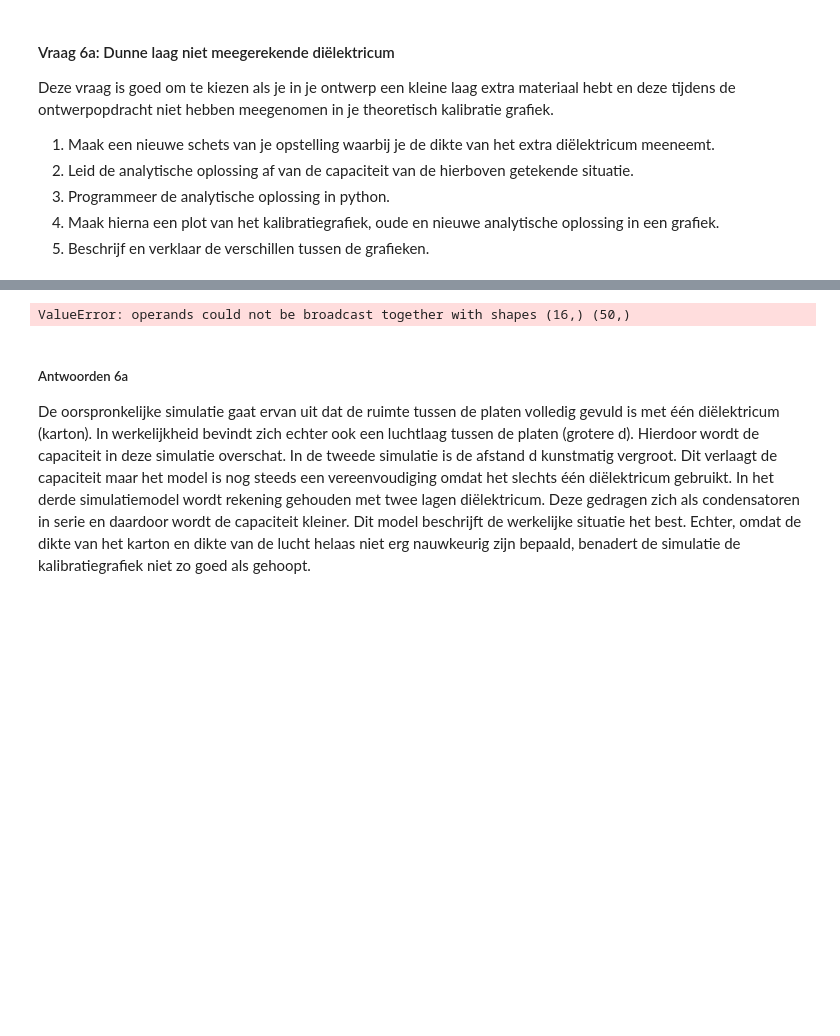
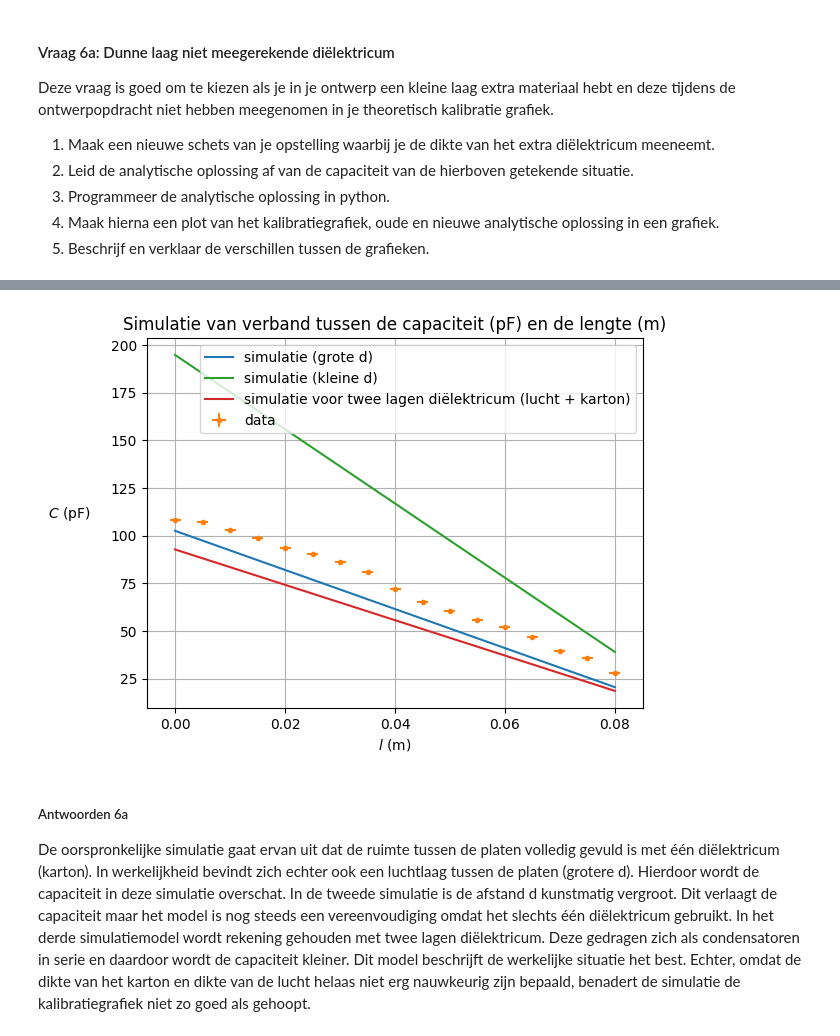
Before and after one commit to ElineSerpenti/opdrachten-DEF-D.EALSerpenti, a Jupyter notebook: DigitaleOntwerpopdrachten/1CondensatorOpdracht/CondensatorOntwerpopdracht.ipynb, the cells around one changed output, grey strips where cells are left out. Drawn from its saved outputs; the diff is of its cells as text; code cells hidden in the pictures; blank space fills up the shorter version.

```diff
--- a/DigitaleOntwerpopdrachten/1CondensatorOpdracht/CondensatorOntwerpopdracht.ipynb
+++ b/DigitaleOntwerpopdrachten/1CondensatorOpdracht/CondensatorOntwerpopdracht.ipynb
@@ -1083,8 +1083,8 @@ epsilon0 = 8.854e-12   # F/m
 A = 0.002        # m^2
 d_karton =  0.001      # m
 d_lucht = 0.0005        # m # schatting
-b= 0.1        #m
-l_varieërend = np.linspace(0, 0.08, 16) # m
+b = 0.1        #m
+l_varieërend = np.linspace(0, 0.08, 17) # m
 A_varieert = b *( 0.1-l_varieërend)
 
 # 2.
@@ -1101,36 +1101,36 @@ C_twee_lagen = capaciteit_twee_lagen(
     epsilon0,
     epsilon_r_karton,
     A_varieert,
     d_lucht,
     d_karton) *1e12
 
 
 # 1 laag capacity berkenen
 def berekencondensator(epsilon0, epsilon_r, A, d):
     C = epsilon0* epsilon_r* A / d
     return C
 
-C_varieert = berekencondensator(epsilon0, epsilon_r_karton, A_varieert, d) * 10**12 #pF
+C_varieert = berekencondensator(epsilon0, epsilon_r_karton, A_varieert, d_karton) * 10**12 #pF
 # data
 l = np.linspace(0, 0.08, 17) # m
 C= np.array([108.0,  107.3, 103.2, 99.0, 93.6, 90.2, 86.4, 81.1, 71.9, 65.2, 60.6, 56.0, 52.0, 47.0, 39.3, 35.6, 28.0] )  #pF
 # verbeterde simulatie (inwerkelijkheid was de dikte veel groter)
 # tweede run met grotere d
-C_varieert_2 = berekencondensator(epsilon0, epsilon_r_karton, A_varieert, d*1.9) * 10**12
+C_varieert_2 = berekencondensator(epsilon0, epsilon_r_karton, A_varieert, d_karton*1.9) * 10**12
 plt.plot(l_varieërend, C_varieert_2, label="simulatie (grote d)")
 plt.errorbar(l, C, xerr = 0.001, yerr= 0.2, fmt=". " , label="data")
 plt.plot(l_varieërend, C_varieert, label="simulatie (kleine d)")
 plt.plot(l_varieërend, C_twee_lagen, label='simulatie voor twee lagen diëlektricum (lucht + karton)')
 plt.title("Simulatie van verband tussen de capaciteit (pF) en de lengte (m)")
 plt.xlabel("$l$ (m)")
 plt.ylabel("$C$ (pF)", rotation=0, labelpad=30)
 plt.legend()
 plt.grid()
 plt.show()
 
 ### Maak hier je plot
 # %% [output]
-ValueError: operands could not be broadcast together with shapes (16,) (50,)
+[figure, added]
 # %% [markdown]
 ##### Antwoorden 6a
 De oorspronkelijke simulatie gaat ervan uit dat de ruimte tussen de platen volledig gevuld is met één diëlektricum (karton). In werkelijkheid bevindt zich echter ook een luchtlaag tussen de platen (grotere d). Hierdoor wordt de capaciteit in deze simulatie overschat. In de tweede simulatie is de afstand
```
